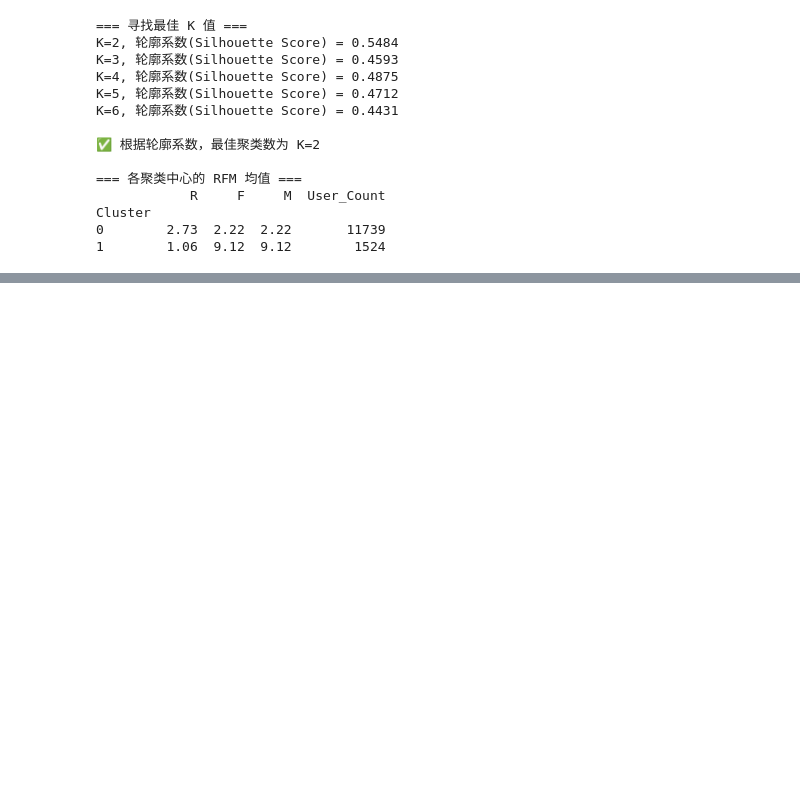
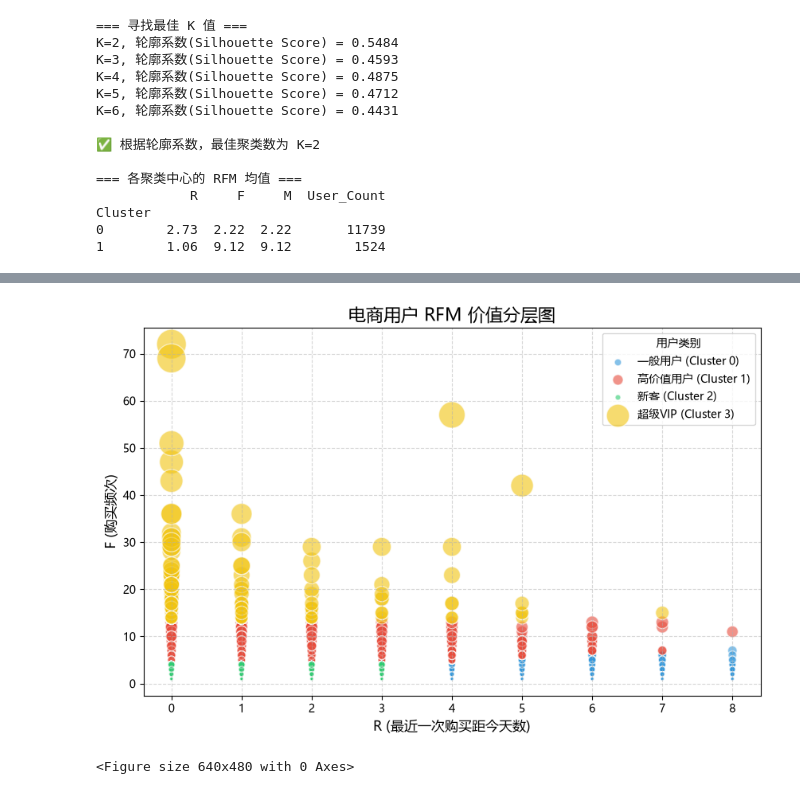
Before and after one commit to Hualla-KazuNYA/taobao-user-behavior-analysis, a Jupyter notebook: notebooks/01_cleaning.ipynb, the cells around one changed output, grey strips where cells are left out. Cells and saved outputs as stored; diff of their text form; code cells hidden in the pictures; blank space fills up the shorter version.

```diff
--- a/notebooks/01_cleaning.ipynb
+++ b/notebooks/01_cleaning.ipynb
@@ -196,0 +209,11 @@ Cluster
+# %%
+# 业务视角下的 K=4 细分聚类
+#核心高净值、高价值活跃、新晋潜力、一般边缘
+kmeans_k4 = KMeans(n_clusters=4, random_state=42, n_init=10)
+rfm_df['Cluster_K4'] = kmeans_k4.fit_predict(X_scaled)
+
+cluster_summary_k4 = rfm_df.groupby('Cluster_K4')[['R', 'F', 'M']].mean().round(2)
+cluster_summary_k4['User_Count'] = rfm_df['Cluster_K4'].value_counts()
+
+print("=== K=4 细分聚类中心均值 ===")
+print(cluster_summary_k4)
@@ -196,0 +228,33 @@ Cluster
+# %%
+import matplotlib.pyplot as plt
+
+# 设置中文字体，防止图表里的中文变成方块（Windows常用微软雅黑）
+plt.rcParams['font.sans-serif'] = ['Microsoft YaHei']
+plt.rcParams['axes.unicode_minus'] = False
+
+plt.figure(figsize=(10, 6))
+
+# 画散点图，根据 Cluster_K4 上色
+colors = ['#3498db', '#e74c3c', '#2ecc71', '#f1c40f']
+labels = ['一般用户', '高价值用户', '新客', '超级VIP']
+
+for i in range(4):
+    cluster_data = rfm_df[rfm_df['Cluster_K4'] == i]
+    plt.scatter(cluster_data['R'], cluster_data['F'],
+                s=cluster_data['M']*10, # 气泡大小由M决定
+                alpha=0.6,
+                c=colors[i],
+                label=f'{labels[i]} (Cluster {i})',
+                edgecolors='white')
+
+plt.title('电商用户 RFM 价值分层图', fontsize=16)
+plt.xlabel('R (最近一次购买距今天数)', fontsize=12)
+plt.ylabel('F (购买频次)', fontsize=12)
+plt.legend(title='用户类别', fontsize=10)
+plt.grid(True, linestyle='--', alpha=0.5)
+plt.show()
+# 保存图片，分辨率设为 300 dpi 保证清晰度
+plt.savefig('../visualizations/rfm_clusters.png', dpi=300, bbox_inches='tight')
+# %% [output]
+[figure, added]
+<Figure size 640x480 with 0 Axes>
```
Also changed, not shown: parts of 2 cells of this notebook, 2 other files.
